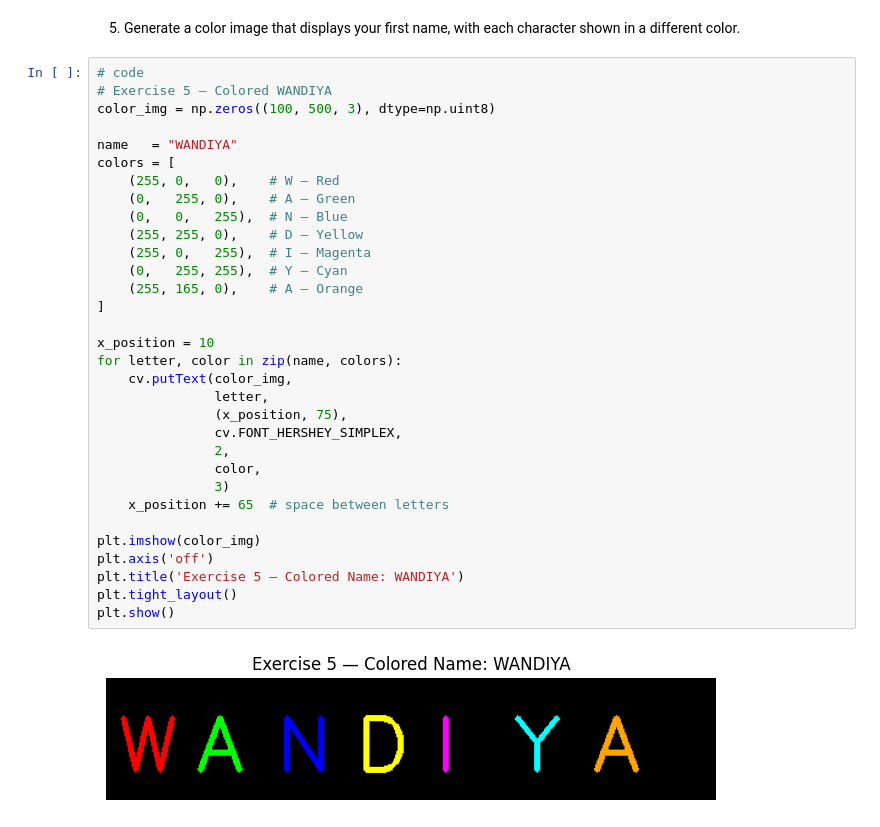
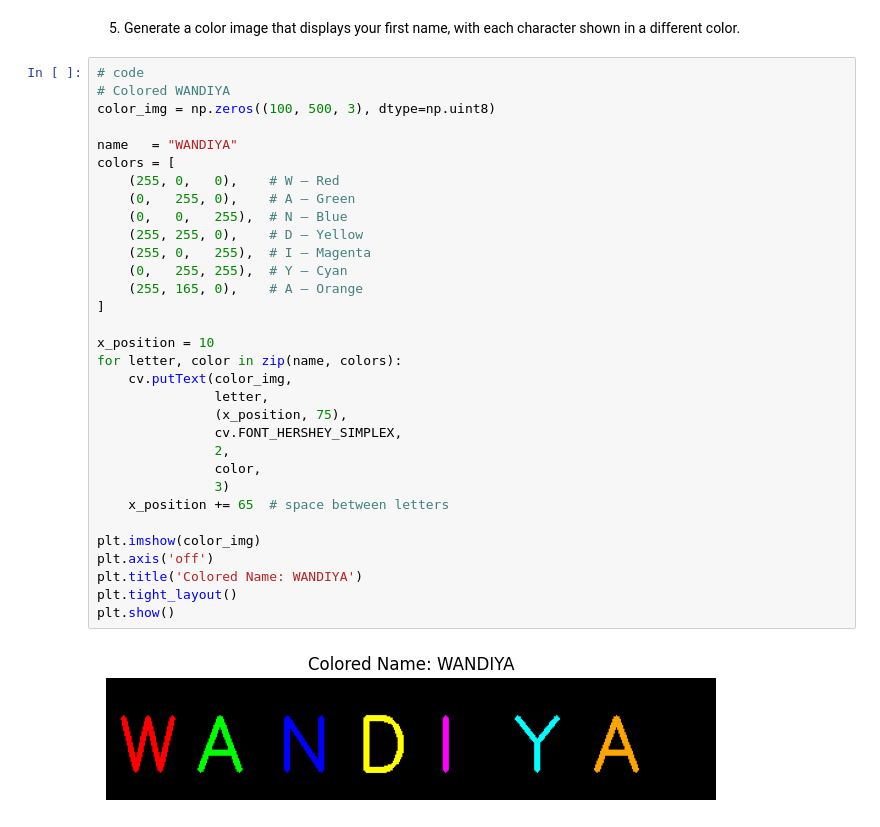
Before and after one commit to wandiyajames-arch/computer_vision, a Jupyter notebook: morph/morph/cv.ipynb, the cells around one changed output. Saved outputs shown, nothing was run; the diff lists cells and outputs as text.

```diff
--- a/morph/morph/cv.ipynb
+++ b/morph/morph/cv.ipynb
@@ -255,35 +255,35 @@ plt.show()
 5. Generate a color image that displays your first name, with each character shown in a different color.
 # %%
 # code
-# Exercise 5 — Colored WANDIYA
+# Colored WANDIYA
 color_img = np.zeros((100, 500, 3), dtype=np.uint8)
 
 name   = "WANDIYA"
 colors = [
     (255, 0,   0),    # W — Red
     (0,   255, 0),    # A — Green
     (0,   0,   255),  # N — Blue
     (255, 255, 0),    # D — Yellow
     (255, 0,   255),  # I — Magenta
     (0,   255, 255),  # Y — Cyan
     (255, 165, 0),    # A — Orange
 ]
 
 x_position = 10
 for letter, color in zip(name, colors):
     cv.putText(color_img,
                letter,
                (x_position, 75),
                cv.FONT_HERSHEY_SIMPLEX,
                2,
                color,
                3)
     x_position += 65  # space between letters
 
 plt.imshow(color_img)
 plt.axis('off')
-plt.title('Exercise 5 — Colored Name: WANDIYA')
+plt.title('Colored Name: WANDIYA')
 plt.tight_layout()
 plt.show()
 # %% [output]
-[figure, old version]
+[figure, new version]
```
